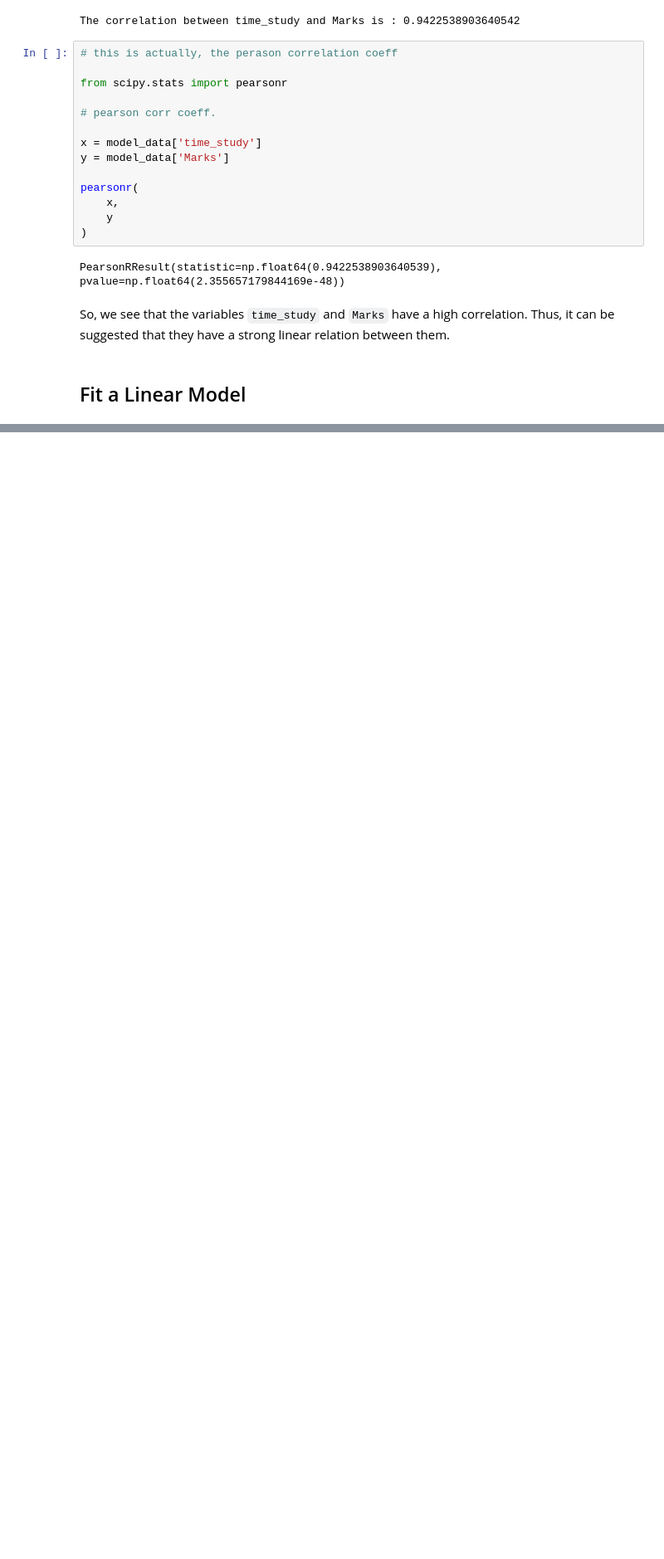
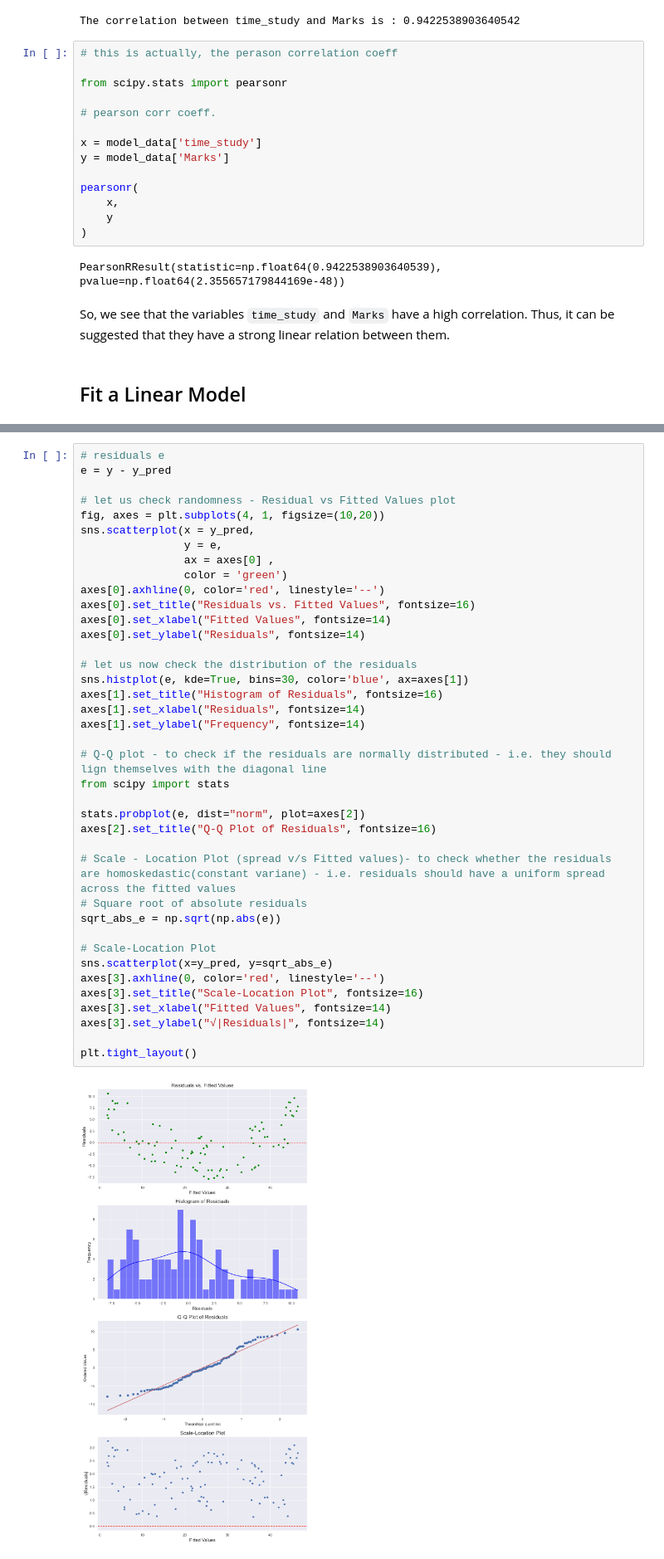
Before and after one commit to basu-binayak/GroundUpML, a Jupyter notebook: Linear Regression/Simple Linear Regression/simple_linear_regression_scratch.ipynb, the cells around one changed output, grey strips where cells are left out. Shown: that part at 83% size. Drawn from its saved outputs; the diff is of its cells as text; blank space fills up the shorter version.

```diff
--- a/Linear Regression/Simple Linear Regression/simple_linear_regression_scratch.ipynb
+++ b/Linear Regression/Simple Linear Regression/simple_linear_regression_scratch.ipynb
@@ -282,0 +361,41 @@ x = model_data['']
+# %%
+# residuals e
+e = y - y_pred
+
+# let us check randomness - Residual vs Fitted Values plot
+fig, axes = plt.subplots(4, 1, figsize=(10,20))
+sns.scatterplot(x = y_pred,
+                y = e,
+                ax = axes[0] ,
+                color = 'green')
+axes[0].axhline(0, color='red', linestyle='--')
+axes[0].set_title("Residuals vs. Fitted Values", fontsize=16)
+axes[0].set_xlabel("Fitted Values", fontsize=14)
+axes[0].set_ylabel("Residuals", fontsize=14)
+
+# let us now check the distribution of the residuals
+sns.histplot(e, kde=True, bins=30, color='blue', ax=axes[1])
+axes[1].set_title("Histogram of Residuals", fontsize=16)
+axes[1].set_xlabel("Residuals", fontsize=14)
+axes[1].set_ylabel("Frequency", fontsize=14)
+
+# Q-Q plot - to check if the residuals are normally distributed - i.e. they should lign themselves with the diagonal line
+from scipy import stats
+
+stats.probplot(e, dist="norm", plot=axes[2])
+axes[2].set_title("Q-Q Plot of Residuals", fontsize=16)
+
+# Scale - Location Plot (spread v/s Fitted values)- to check whether the residuals are homoskedastic(constant variane) - i.e. residuals should have a uniform spread across the fitted values
+# Square root of absolute residuals
+sqrt_abs_e = np.sqrt(np.abs(e))
+
+# Scale-Location Plot
+sns.scatterplot(x=y_pred, y=sqrt_abs_e)
+axes[3].axhline(0, color='red', linestyle='--')
+axes[3].set_title("Scale-Location Plot", fontsize=16)
+axes[3].set_xlabel("Fitted Values", fontsize=14)
+axes[3].set_ylabel("√|Residuals|", fontsize=14)
+
+plt.tight_layout()
+# %% [output]
+[figure, added]
```
Also changed, not shown: parts of 7 cells of this notebook.
